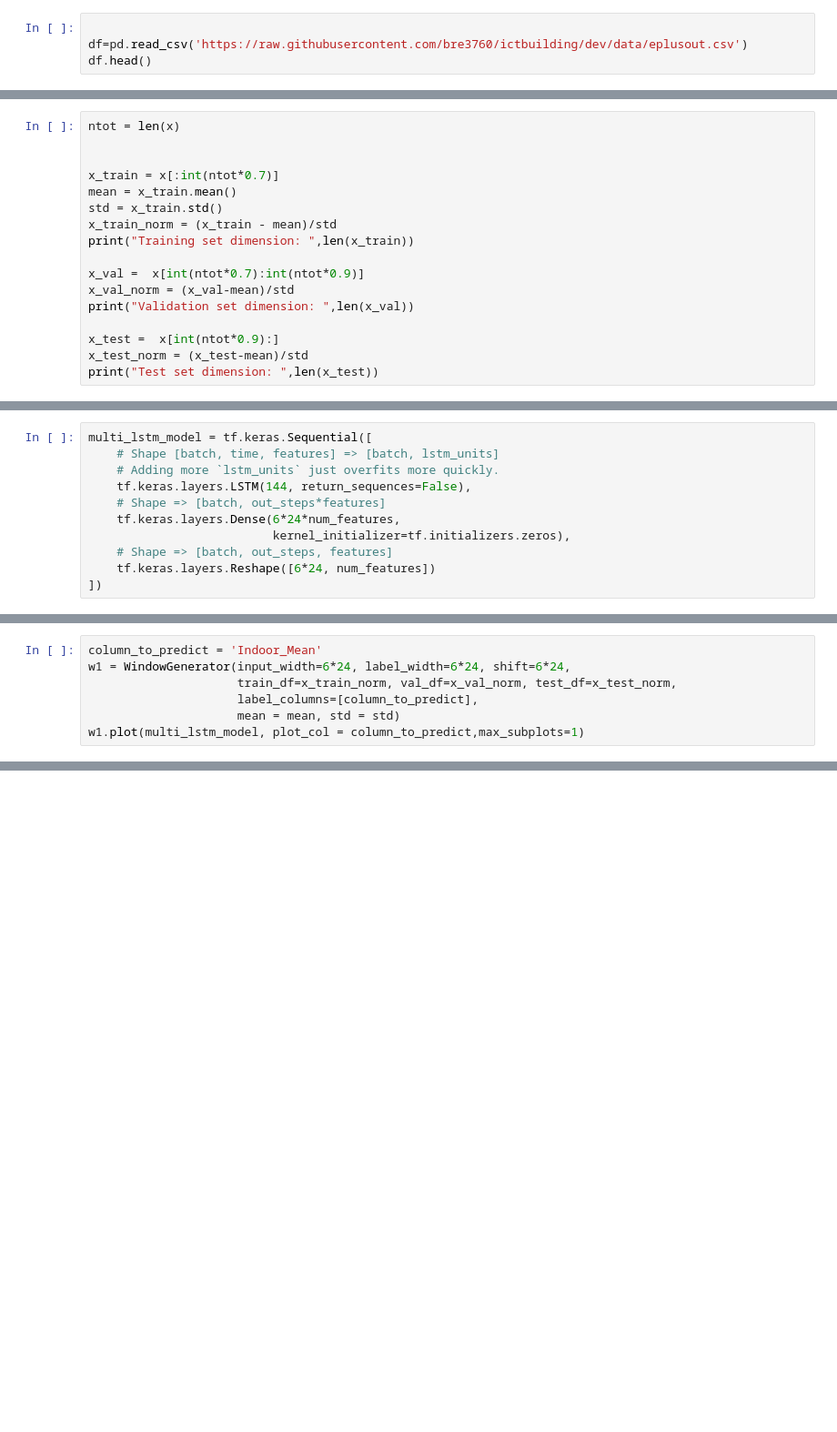
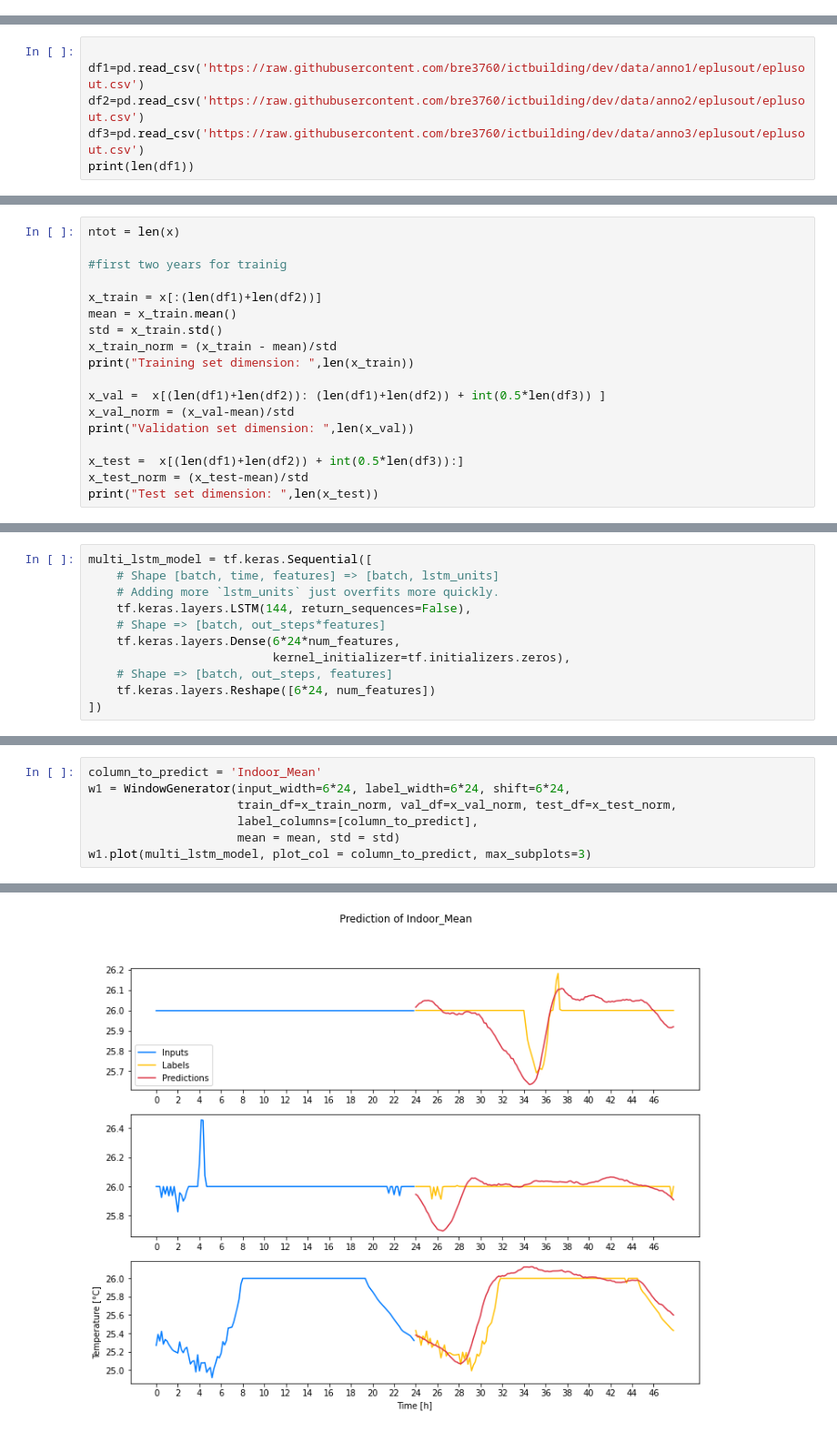
Before and after one commit to bre3760/ictbuilding, a Jupyter notebook: prediction_model/multirnn_v2.ipynb, the cells around one changed output, grey strips where cells are left out. Shown at 91% size. Saved outputs shown, nothing was run; the diff lists cells and outputs as text; blank space fills up the shorter version.

Commit message:
added multiple df to rnn

```diff
--- a/prediction_model/multirnn_v2.ipynb
+++ b/prediction_model/multirnn_v2.ipynb
@@ -166,7 +164,3 @@ WindowGenerator.test = test
 WindowGenerator.example = example
 # %% [markdown]
 ## Carico i dati da *eplusout.csv*
-# %%
-
-df=pd.read_csv('https://raw.githubusercontent.com/bre3760/ictbuilding/dev/data/eplusout.csv')
-df.head()
@@ -180,0 +167,6 @@ df.head()
+# %%
+
+df1=pd.read_csv('https://raw.githubusercontent.com/bre3760/ictbuilding/dev/data/anno1/eplusout/eplusout.csv')
+df2=pd.read_csv('https://raw.githubusercontent.com/bre3760/ictbuilding/dev/data/anno2/eplusout/eplusout.csv')
+df3=pd.read_csv('https://raw.githubusercontent.com/bre3760/ictbuilding/dev/data/anno3/eplusout/eplusout.csv')
+print(len(df1))
@@ -259,18 +289,19 @@ print(num_features)
 # %%
 ntot = len(x)
 
+#first two years for trainig
 
-x_train = x[:int(ntot*0.7)]
+x_train = x[:(len(df1)+len(df2))]
 mean = x_train.mean()
 std = x_train.std()
 x_train_norm = (x_train - mean)/std
 print("Training set dimension: ",len(x_train))
 
-x_val =  x[int(ntot*0.7):int(ntot*0.9)]
+x_val =  x[(len(df1)+len(df2)): (len(df1)+len(df2)) + int(0.5*len(df3)) ]
 x_val_norm = (x_val-mean)/std
 print("Validation set dimension: ",len(x_val))
 
-x_test =  x[int(ntot*0.9):]
+x_test =  x[(len(df1)+len(df2)) + int(0.5*len(df3)):]
 x_test_norm = (x_test-mean)/std
 print("Test set dimension: ",len(x_test))
 # %% [output]
@@ -332,4 +359,5 @@ w1 = WindowGenerator(input_width=6*24, label_width=6*24, shift=6*24,
                      train_df=x_train_norm, val_df=x_val_norm, test_df=x_test_norm,
                      label_columns=[column_to_predict],
                      mean = mean, std = std)
-w1.plot(multi_lstm_model, plot_col = column_to_predict,max_subplots=1)
+w1.plot(multi_lstm_model, plot_col = column_to_predict, max_subplots=3)
+# %% [output]
@@ -336,3 +381,4 @@ w1.plot(multi_lstm_model, plot_col = column_to_predict,max_subplots=1)
+[figure, added]
 # %%
 column_to_predict = 'Environment:Site Outdoor Air Drybulb Temperature [C](TimeStep)'
 w1 = WindowGenerator(input_width=6*24, label_width=6*24, shift=6*24,
```
Also changed, not shown: parts of 14 cells of this notebook.
